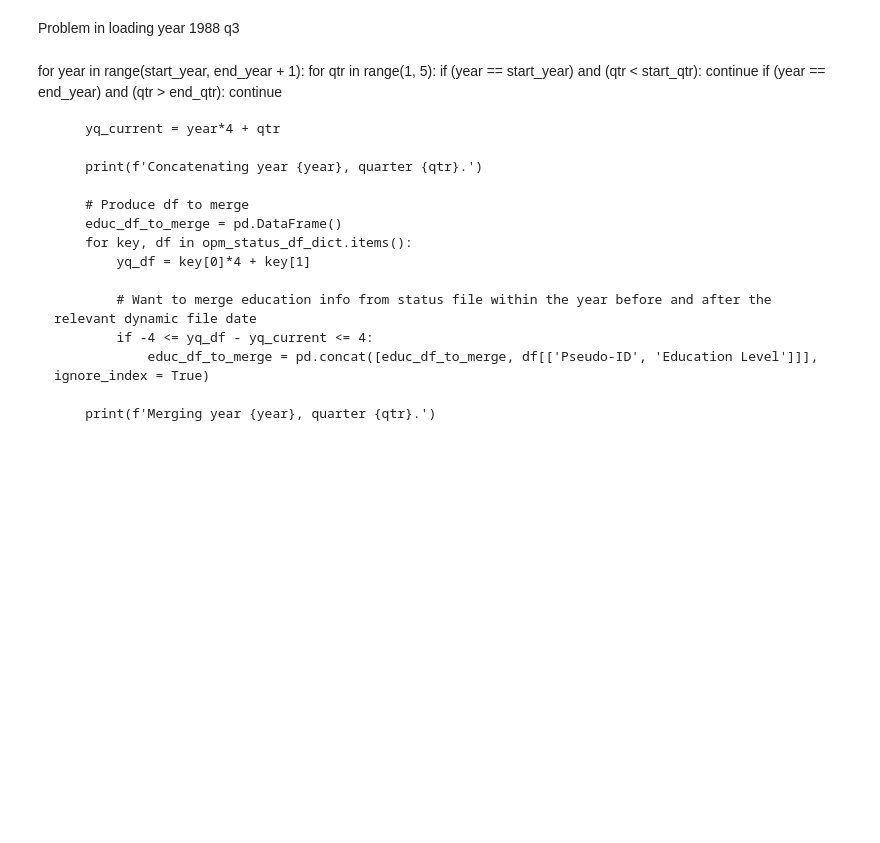
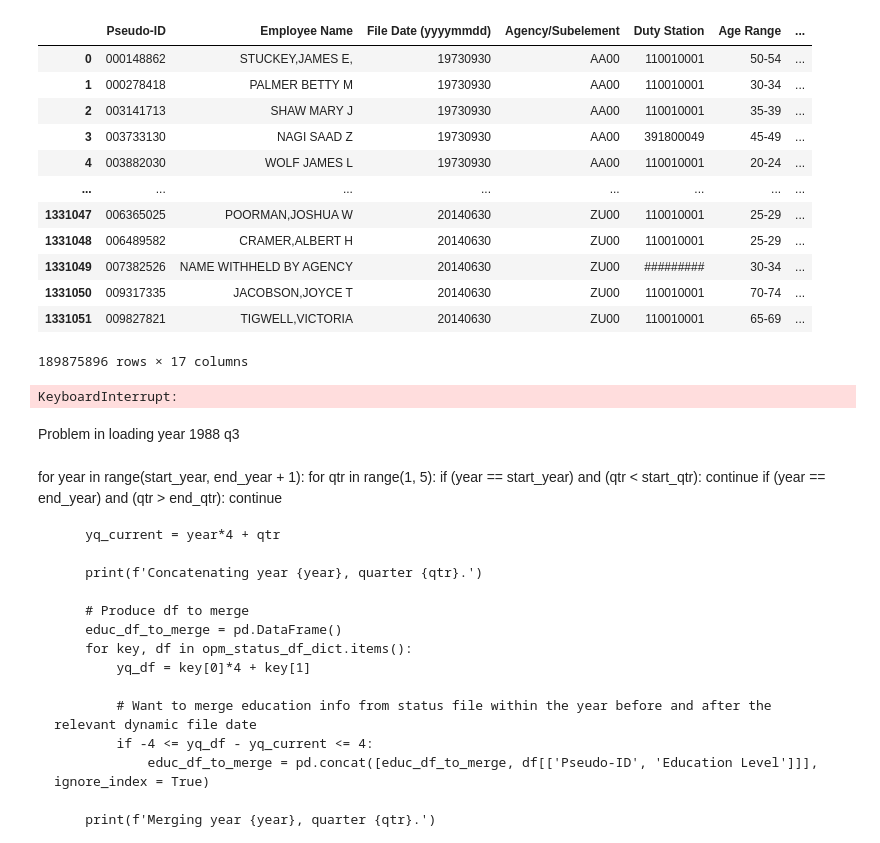
Before and after one commit to ChurnKenLee/government_shutdown, a Jupyter notebook: code/clean.ipynb, the cells around one changed output. Cells and saved outputs as stored; diff of their text form; code cells hidden in the pictures; blank space fills up the shorter version.

```diff
--- a/code/clean.ipynb
+++ b/code/clean.ipynb
@@ -11,3 +11,8 @@ opm_status_dir_dask = os.path.join('..', 'rawdata', 'opm-federal-employment-data
+# %%
+opm_dynamic_dir = Path('../rawdata/opm-federal-employment-data/data/1973-09-to-2014-06/non-dod/dynamic')
+opm_status_dir = Path('../rawdata/opm-federal-employment-data/data/1973-09-to-2014-06/non-dod/status')
+opm_dynamic_dir_dask = Path('../rawdata/opm-federal-employment-data/data/1973-09-to-2014-06/non-dod/dynamic/*.NONDOD.FO05M3.TXT')
+opm_status_dir_dask = Path('../rawdata/opm-federal-employment-data/data/1973-09-to-2014-06/non-dod/status/Status_Non_DoD_*_*.txt')
 # %%
 # Define the dict for reading OPM dynamic files
 opm_dynamic_fwf_dict = OrderedDict([
@@ -144,0 +198,2 @@ Loading year 1989, quarter 4.
+# %%
+status_ddf = ddf.read_fwf(opm_status_dir_dask, colspecs = list(opm_status_fwf_dict.values()), names = list(opm_status_fwf_dict.keys()), dtype = str, encoding = 'latin-1', usecols = ['Pseudo-ID, Education Level, Work Schedule'])
@@ -145,3 +202,23 @@ Loading year 1989, quarter 4.
+# %%
+status_ddf.compute()
+# %% [output]
+|  | Pseudo-ID | Employee Name | File Date (yyyymmdd) | Agency/Subelement | Duty Station | Age Range | ... |
+| 0 | 000148862 | STUCKEY,JAMES E, | 19730930 | AA00 | 110010001 | 50-54 | ... |
+| 1 | 000278418 | PALMER BETTY M | 19730930 | AA00 | 110010001 | 30-34 | ... |
+| 2 | 003141713 | SHAW MARY J | 19730930 | AA00 | 110010001 | 35-39 | ... |
+| 3 | 003733130 | NAGI SAAD Z | 19730930 | AA00 | 391800049 | 45-49 | ... |
+| 4 | 003882030 | WOLF JAMES L | 19730930 | AA00 | 110010001 | 20-24 | ... |
+| ... | ... | ... | ... | ... | ... | ... | ... |
+| 1331047 | 006365025 | POORMAN,JOSHUA W | 20140630 | ZU00 | 110010001 | 25-29 | ... |
+| 1331048 | 006489582 | CRAMER,ALBERT H | 20140630 | ZU00 | 110010001 | 25-29 | ... |
+| 1331049 | 007382526 | NAME WITHHELD BY AGENCY | 20140630 | ZU00 | ######### | 30-34 | ... |
+| 1331050 | 009317335 | JACOBSON,JOYCE T | 20140630 | ZU00 | 110010001 | 70-74 | ... |
+| 1331051 | 009827821 | TIGWELL,VICTORIA | 20140630 | ZU00 | 110010001 | 65-69 | ... |
+189875896 rows × 17 columns
+# %%
+dynamic_ddf.compute()
+# %% [output]
+KeyboardInterrupt:
 # %% [markdown]
 Problem in loading year 1988 q3
 # %% [markdown]
```
Also changed, not shown: parts of 18 cells of this notebook.
